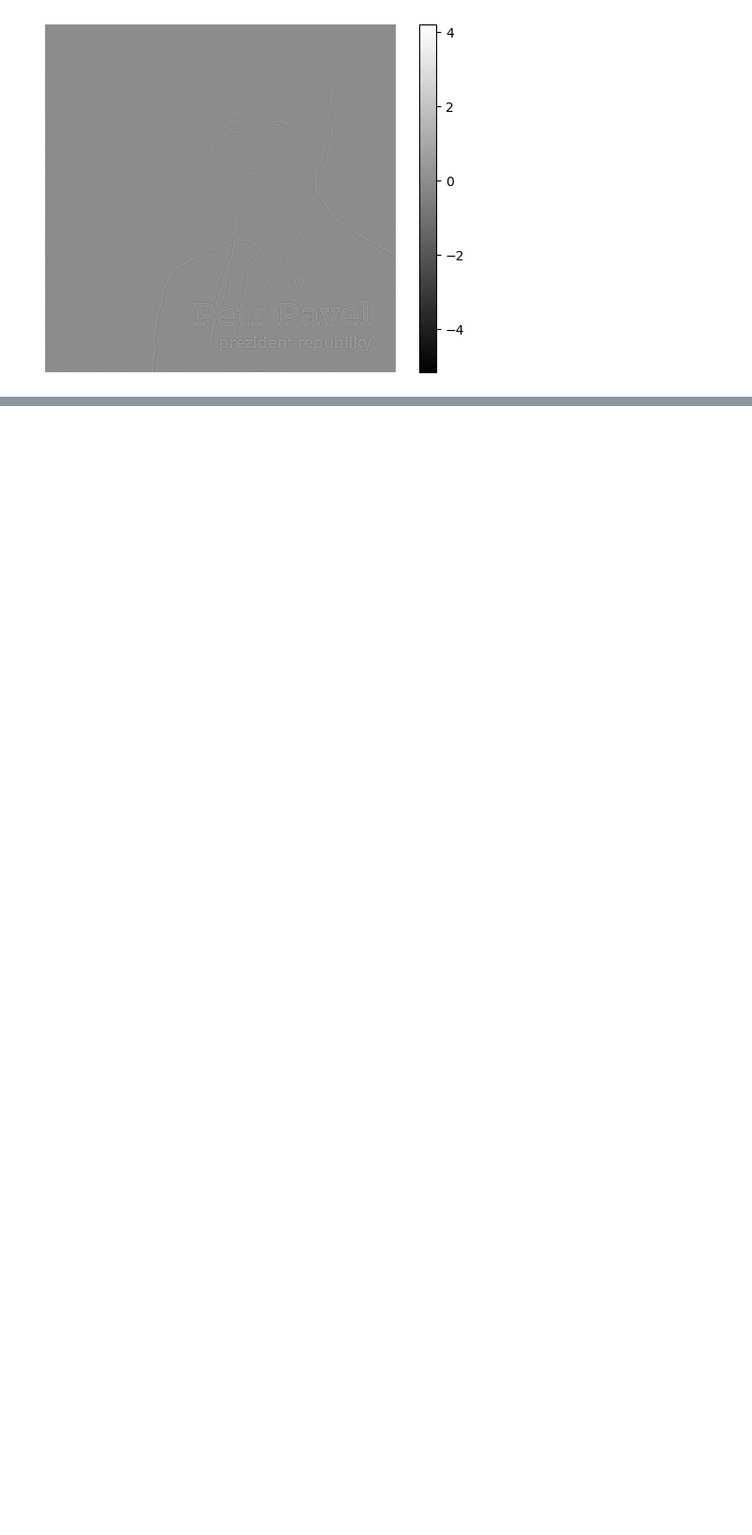
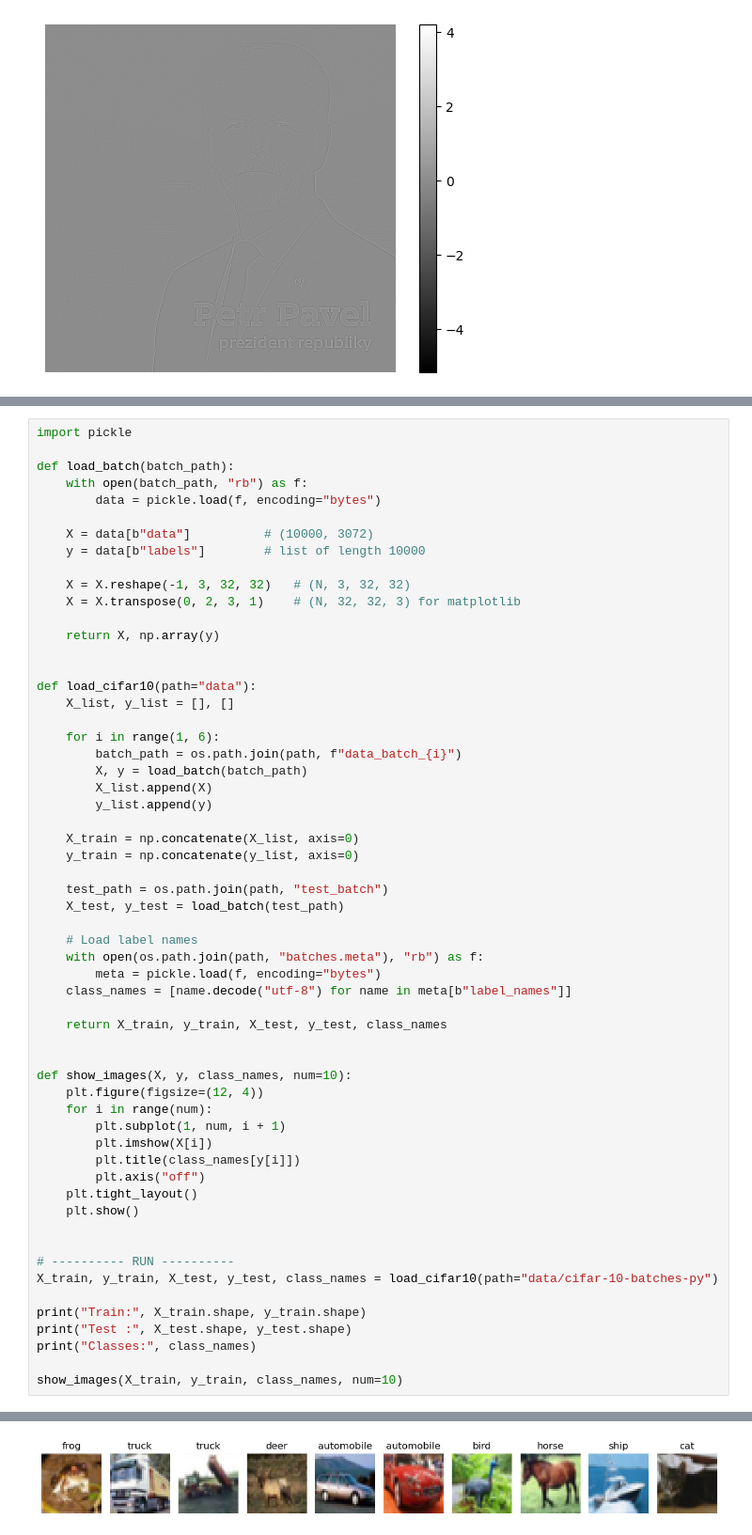
Before and after one commit to Dyymon/maturitni-informatika, a Jupyter notebook: lecture_11/convolution_neural_network.ipynb, the cells around one changed output, grey strips where cells are left out. Shown at 94% size. Cells and saved outputs as stored; diff of their text form; blank space fills up the shorter version.

```diff
--- a/lecture_11/convolution_neural_network.ipynb
+++ b/lecture_11/convolution_neural_network.ipynb
@@ -151,0 +477,59 @@ plt.show()
+# %%
+import pickle
+
+def load_batch(batch_path):
+    with open(batch_path, "rb") as f:
+        data = pickle.load(f, encoding="bytes")
+
+    X = data[b"data"]          # (10000, 3072)
+    y = data[b"labels"]        # list of length 10000
+
+    X = X.reshape(-1, 3, 32, 32)   # (N, 3, 32, 32)
+    X = X.transpose(0, 2, 3, 1)    # (N, 32, 32, 3) for matplotlib
+
+    return X, np.array(y)
+
+
+def load_cifar10(path="data"):
+    X_list, y_list = [], []
+
+    for i in range(1, 6):
+        batch_path = os.path.join(path, f"data_batch_{i}")
+        X, y = load_batch(batch_path)
+        X_list.append(X)
+        y_list.append(y)
+
+    X_train = np.concatenate(X_list, axis=0)
+    y_train = np.concatenate(y_list, axis=0)
+
+    test_path = os.path.join(path, "test_batch")
+    X_test, y_test = load_batch(test_path)
+
+    # Load label names
+    with open(os.path.join(path, "batches.meta"), "rb") as f:
+        meta = pickle.load(f, encoding="bytes")
+    class_names = [name.decode("utf-8") for name in meta[b"label_names"]]
+
+    return X_train, y_train, X_test, y_test, class_names
+
+
+def show_images(X, y, class_names, num=10):
+    plt.figure(figsize=(12, 4))
+    for i in range(num):
+        plt.subplot(1, num, i + 1)
+        plt.imshow(X[i])
+        plt.title(class_names[y[i]])
+        plt.axis("off")
+    plt.tight_layout()
+    plt.show()
+
+
+# ---------- RUN ----------
+X_train, y_train, X_test, y_test, class_names = load_cifar10(path="data/cifar-10-batches-py")
+
+print("Train:", X_train.shape, y_train.shape)
+print("Test :", X_test.shape, y_test.shape)
+print("Classes:", class_names)
+
+show_images(X_train, y_train, class_names, num=10)
+# %% [output]
@@ -151,0 +539 @@ plt.show()
+[figure, added]
```
Also changed, not shown: parts of 21 cells of this notebook, 2 other files.
